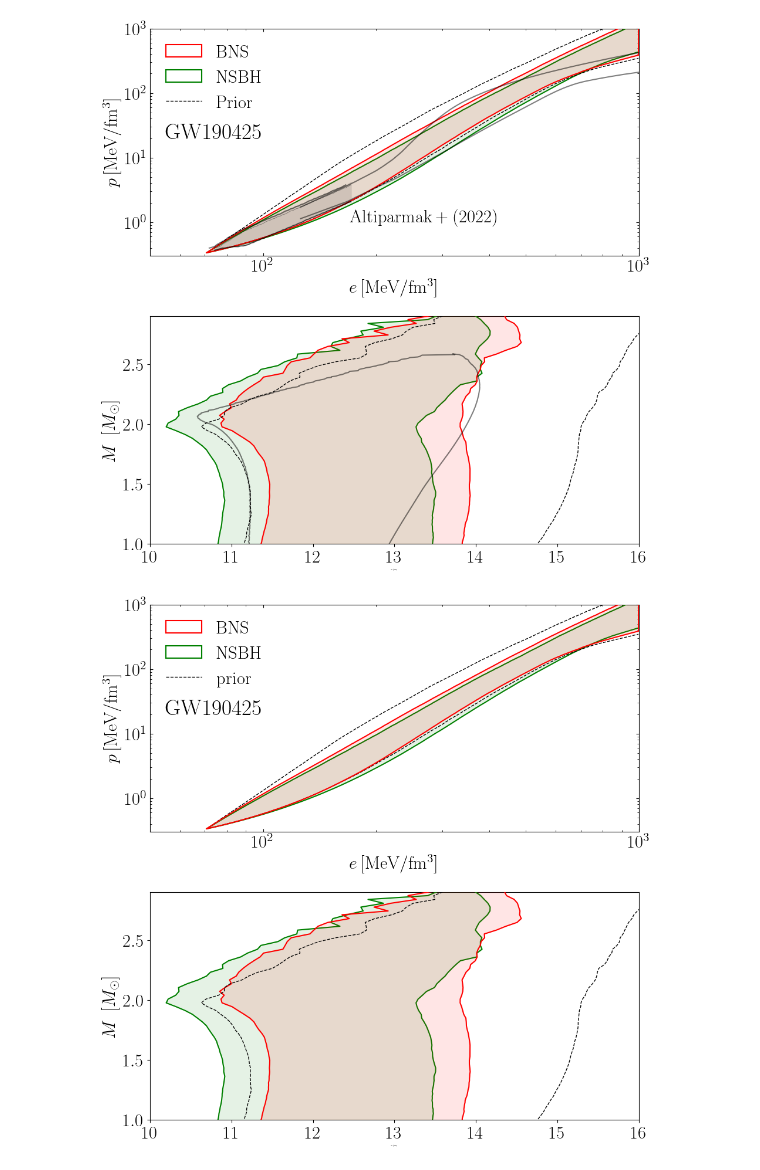
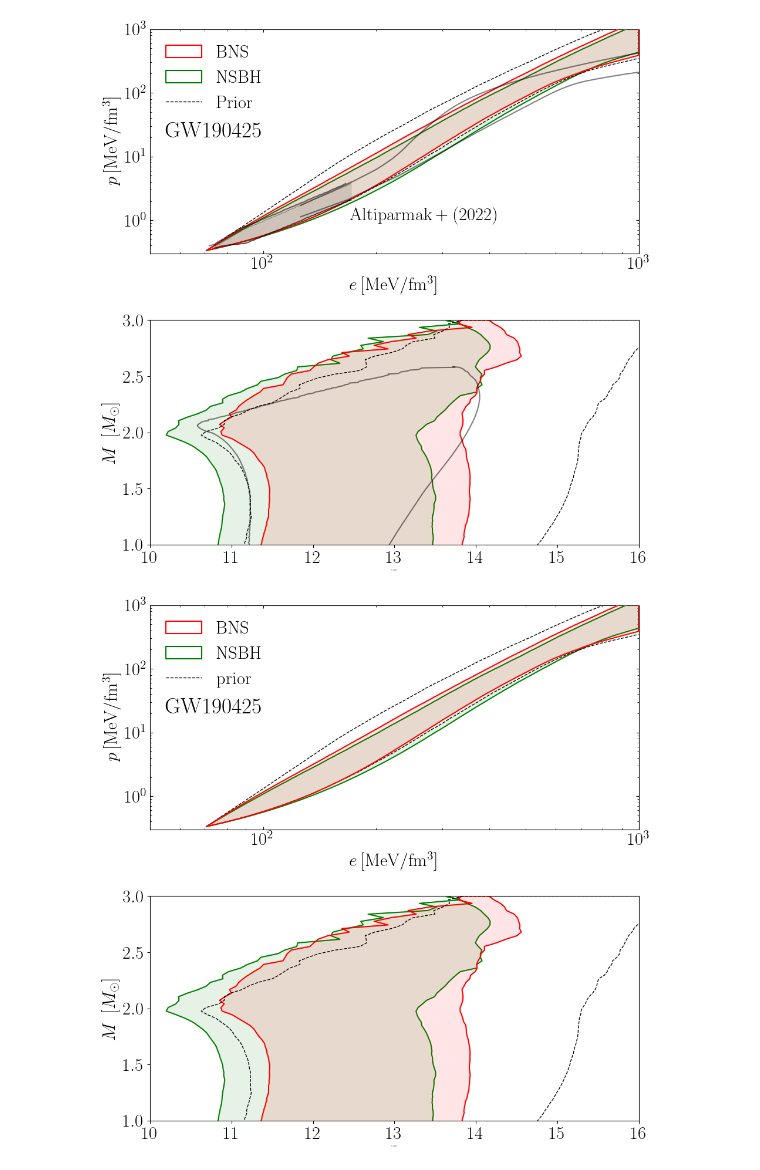
Before and after one commit to EckerChristian/MCLambdaBHNS, a Jupyter notebook: plotting_code/Fig_5_GW190425_press_dens_MR.ipynb, the cells around one changed output. Drawn from its saved outputs; the diff is of its cells as text; code cells hidden in the pictures.

```diff
--- a/plotting_code/Fig_5_GW190425_press_dens_MR.ipynb
+++ b/plotting_code/Fig_5_GW190425_press_dens_MR.ipynb
@@ -335,36 +335,36 @@ cont3[-1,2]=cont3[-1,1]
 
 
 ax[1].set_xlim([10,16])
-ax[1].set_ylim([1,2.9])
+ax[1].set_ylim([1,3.0])
 ax[1].set_ylabel(r'$ M~\left[M_\odot\right]$',fontsize=22)
 ax[1].set_xlabel(r'$R~\left[{\rm km}\right]$',fontsize=2)
 
 
 # contours
 ax[1].plot( cont1[:,1], cont1[:,0], color = "black", linestyle = "-",zorder=7,alpha=0.5)
 ax[1].plot( cont1[:,2], cont1[:,0], color = "black", linestyle = "-",zorder=7,label=r"$M_{\rm TOV}\geq 2.0\,M_\odot$",alpha=0.5)
 
 
 ax[1].fill_betweenx(mass_GW190425_BNS_physics,min_radius_GW190425_BNS_physics,max_radius_GW190425_BNS_physics,
                     color = "red", edgecolor='none', zorder=5,alpha=0.1)
 ax[1].fill_betweenx(mass_GW190425_BNS_physics,min_radius_GW190425_BNS_physics,max_radius_GW190425_BNS_physics,
                     color = "none", edgecolor='red', zorder=5,alpha=1.0,linewidth=1.5)
 
 ax[1].fill_betweenx(mass_GW190425_NSBH_physics,min_radius_GW190425_NSBH_physics,max_radius_GW190425_NSBH_physics,
                     color = "green" ,edgecolor='none',zorder=4,alpha=0.1)
 ax[1].fill_betweenx(mass_GW190425_NSBH_physics,min_radius_GW190425_NSBH_physics,max_radius_GW190425_NSBH_physics,
                     color = "none" ,edgecolor='green',zorder=4,alpha=1.0,linewidth=1.5)
 
 ax[1].fill_betweenx(mass_BNS_prior,min_radius_BNS_prior,max_radius_BNS_prior, edgecolor = "black" ,facecolor='none',zorder=7,linestyle='dashed')
 
 
 #ax[1].fill_betweenx(mass_uniform_prior,min_radius_uniform_prior,max_radius_uniform_prior, edgecolor = "coral" ,facecolor='none',zorder=7,linestyle='dashed')
 #ax[0].set_box_aspect(1)
 #ax[1].set_box_aspect(1)
 plt.tight_layout()
 plt.savefig("GW190425_press_dens_MR_altiparmak.pdf")
 # %% [output]
-[figure, old version]
+[figure, new version]
 # %%
 
 # CET eos
@@ -461,7 +461,7 @@ cont3[-1,2]=cont3[-1,1]
 
 
 ax[1].set_xlim([10,16])
-ax[1].set_ylim([1,2.9])
+ax[1].set_ylim([1,3.0])
 ax[1].set_ylabel(r'$ M~\left[M_\odot\right]$',fontsize=22)
 ax[1].set_xlabel(r'$R~\left[{\rm km}\right]$',fontsize=2)
 
@@ -490,4 +490,4 @@ ax[1].fill_betweenx(mass_BNS_prior,min_radius_BNS_prior,max_radius_BNS_prior, ed
 plt.tight_layout()
 plt.savefig("GW190425_press_dens_MR.pdf")
 # %% [output]
-[figure, old version]
+[figure, new version]
```
Also changed, not shown: 4 other files.
